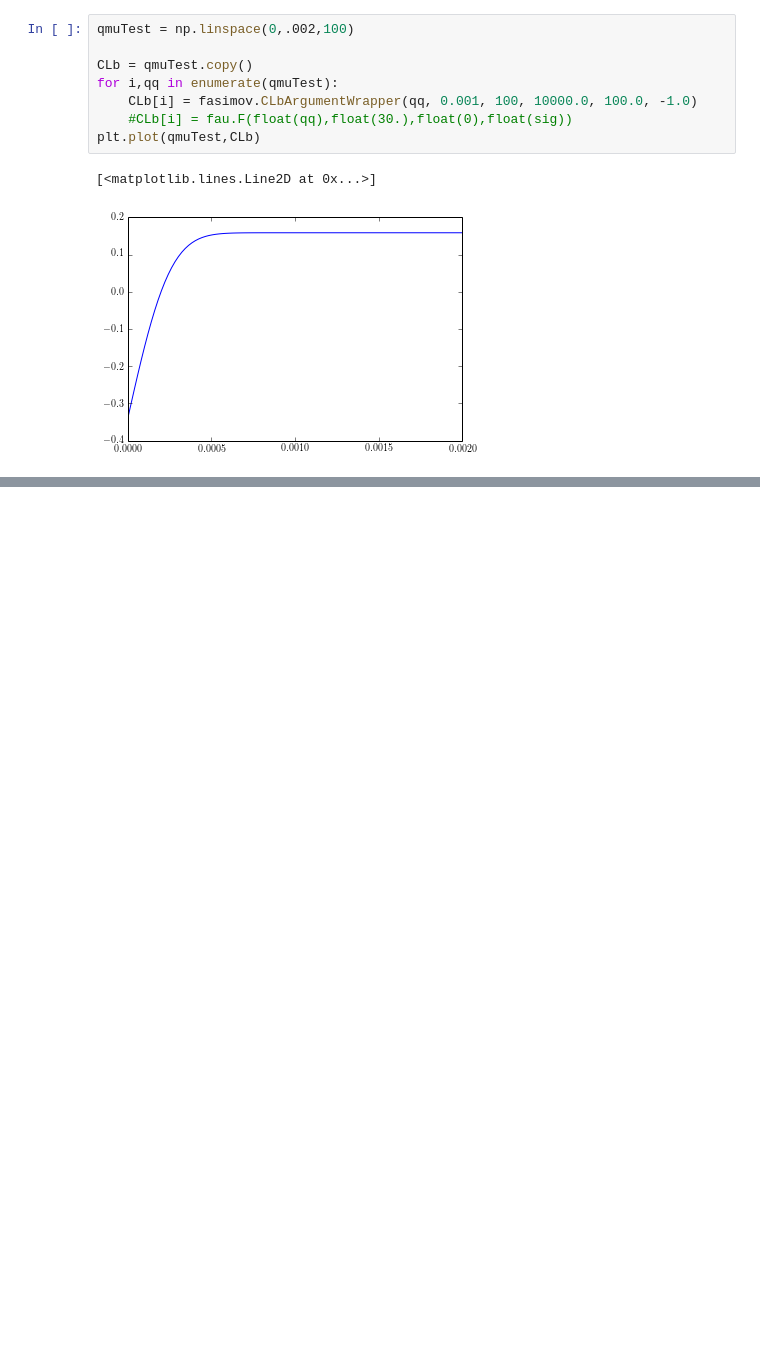
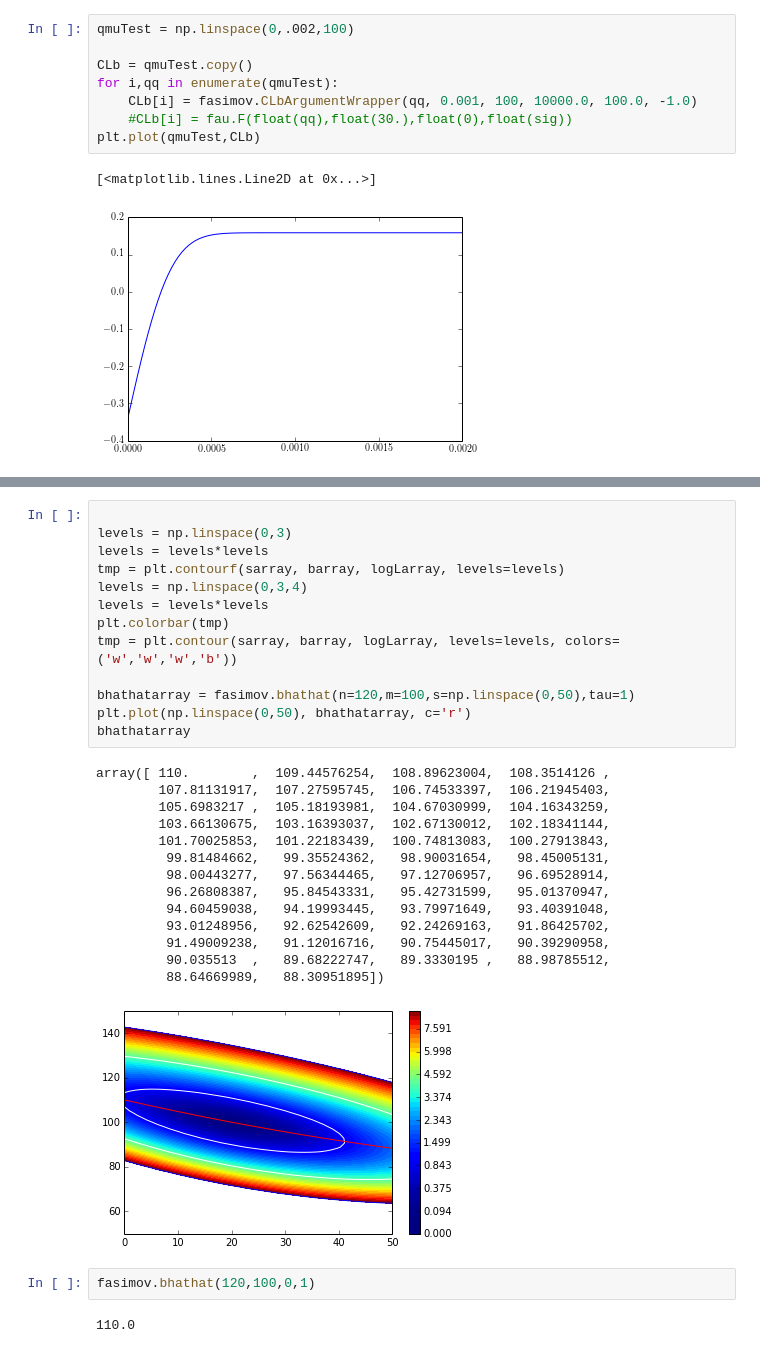
Before and after one commit to cranmer/fast-asimov-utils, a Jupyter notebook: docs/demo-notebook.ipynb, the cells around one changed output, grey strips where cells are left out. Saved outputs shown, nothing was run; the diff lists cells and outputs as text; blank space fills up the shorter version.

```diff
--- a/docs/demo-notebook.ipynb
+++ b/docs/demo-notebook.ipynb
@@ -293,0 +318,32 @@ hit boundary
+# %%
+
+levels = np.linspace(0,3)
+levels = levels*levels
+tmp = plt.contourf(sarray, barray, logLarray, levels=levels)
+levels = np.linspace(0,3,4)
+levels = levels*levels
+plt.colorbar(tmp)
+tmp = plt.contour(sarray, barray, logLarray, levels=levels, colors=('w','w','w','b'))
+
+bhathatarray = fasimov.bhathat(n=120,m=100,s=np.linspace(0,50),tau=1)
+plt.plot(np.linspace(0,50), bhathatarray, c='r')
+bhathatarray
+# %% [output]
+array([ 110.        ,  109.44576254,  108.89623004,  108.3514126 ,
+        107.81131917,  107.27595745,  106.74533397,  106.21945403,
+        105.6983217 ,  105.18193981,  104.67030999,  104.16343259,
+        103.66130675,  103.16393037,  102.67130012,  102.18341144,
+        101.70025853,  101.22183439,  100.74813083,  100.27913843,
+         99.81484662,   99.35524362,   98.90031654,   98.45005131,
+         98.00443277,   97.56344465,   97.12706957,   96.69528914,
+         96.26808387,   95.84543331,   95.42731599,   95.01370947,
+         94.60459038,   94.19993445,   93.79971649,   93.40391048,
+         93.01248956,   92.62542609,   92.24269163,   91.86425702,
+         91.49009238,   91.12016716,   90.75445017,   90.39290958,
+         90.035513  ,   89.68222747,   89.3330195 ,   88.98785512,
+         88.64669989,   88.30951895])
+[figure, added]
+# %%
+fasimov.bhathat(120,100,0,1)
+# %% [output]
+110.0
```
Also changed, not shown: parts of 5 cells of this notebook, 4 other files.
